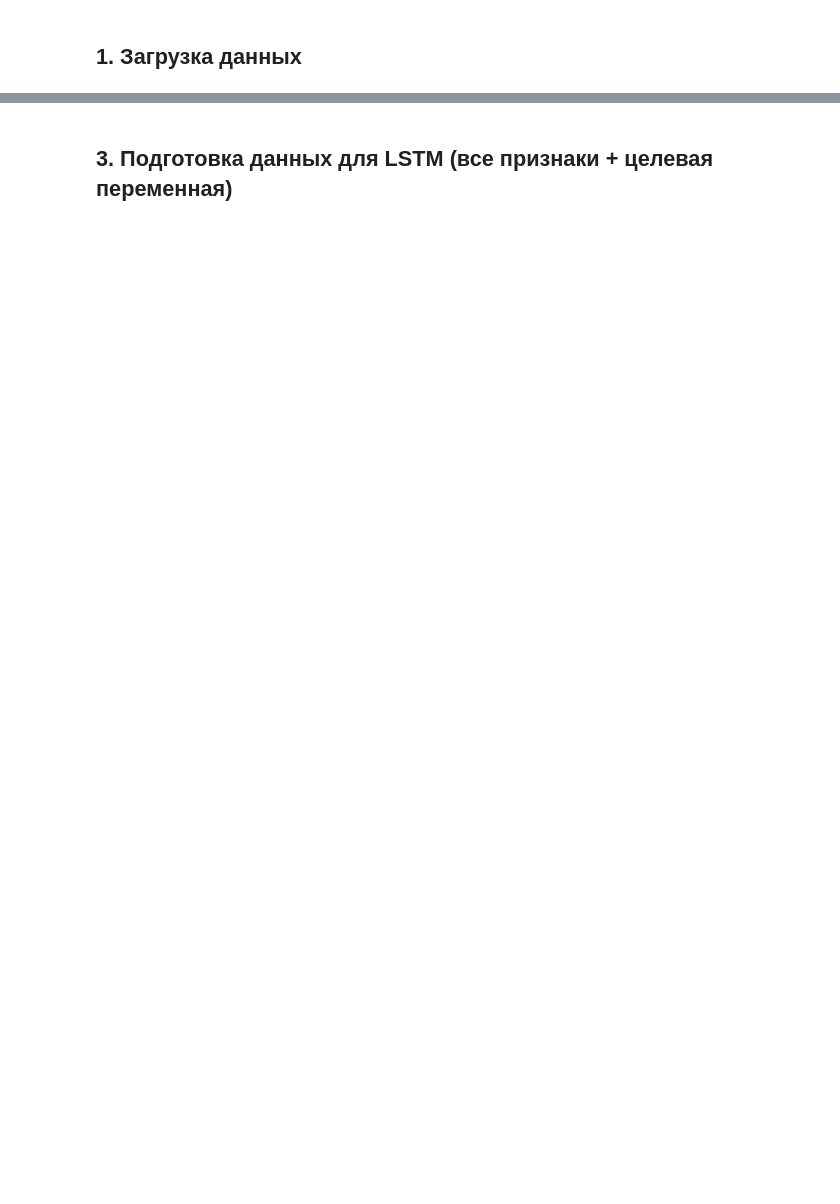
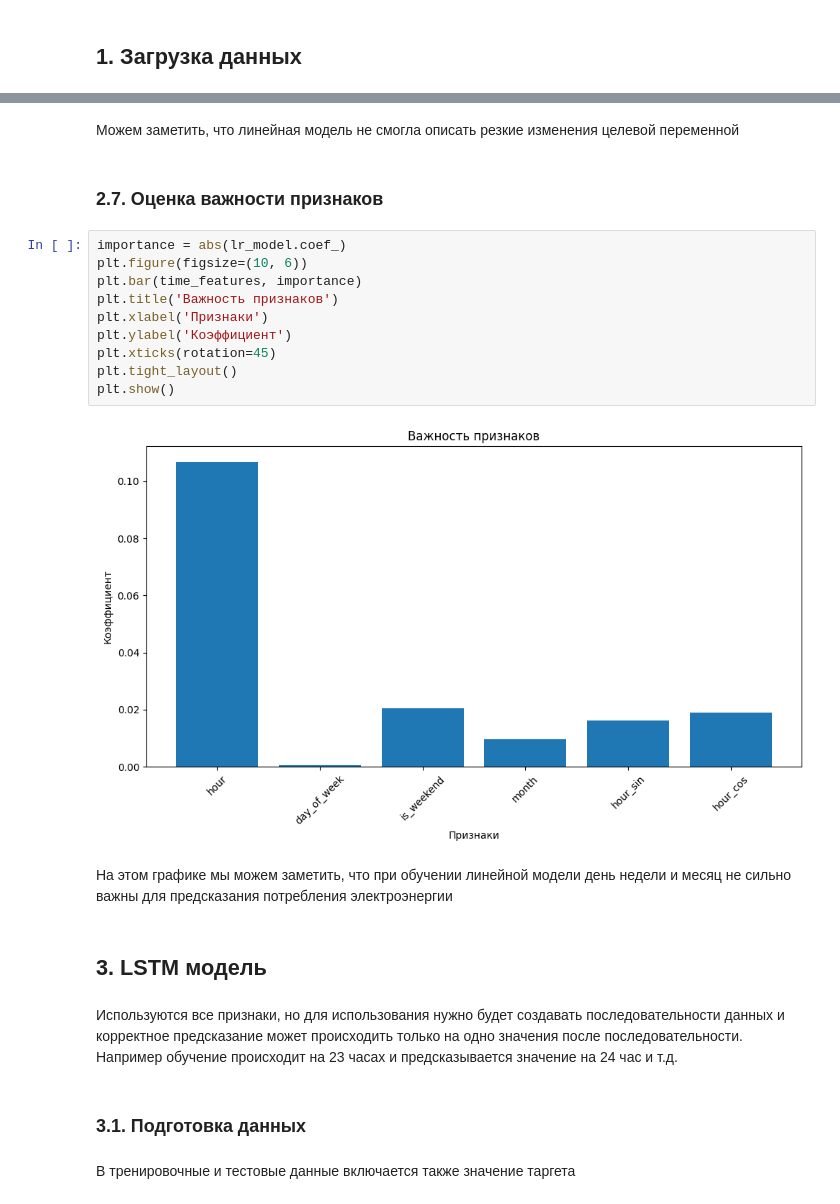
Before and after one commit to saitovmarat/Energy-Forecast, a Jupyter notebook: TS_Difference.ipynb, the cells around one changed output, grey strips where cells are left out. Cells and saved outputs as stored; diff of their text form; blank space fills up the shorter version.

```diff
--- a/TS_Difference.ipynb
+++ b/TS_Difference.ipynb
@@ -57,4 +101,27 @@ lin_pred = lin_model.predict(X_test_lin)
+# %% [markdown]
+Можем заметить, что линейная модель не смогла описать резкие изменения целевой переменной
+# %% [markdown]
+### 2.7. Оценка важности признаков
+# %%
+importance = abs(lr_model.coef_)
+plt.figure(figsize=(10, 6))
+plt.bar(time_features, importance)
+plt.title('Важность признаков')
+plt.xlabel('Признаки')
+plt.ylabel('Коэффициент')
+plt.xticks(rotation=45)
+plt.tight_layout()
+plt.show()
+# %% [output]
+[figure, added]
+# %% [markdown]
+На этом графике мы можем заметить, что при обучении линейной модели день недели и месяц не сильно важны для предсказания потребления электроэнергии
+# %% [markdown]
+## 3. LSTM модель
+# %% [markdown]
+Используются все признаки, но для использования нужно будет создавать последовательности данных и корректное предсказание может происходить только на одно значения после последовательности. Например обучение происходит на 23 часах и предсказывается значение на 24 час и т.д.
 # %% [markdown]
-
-## 3. Подготовка данных для LSTM (все признаки + целевая переменная)
+### 3.1. Подготовка данных
+# %% [markdown]
+В тренировочные и тестовые данные включается также значение таргета
 # %%
```
Also changed, not shown: parts of 33 cells of this notebook, 2 other files.
